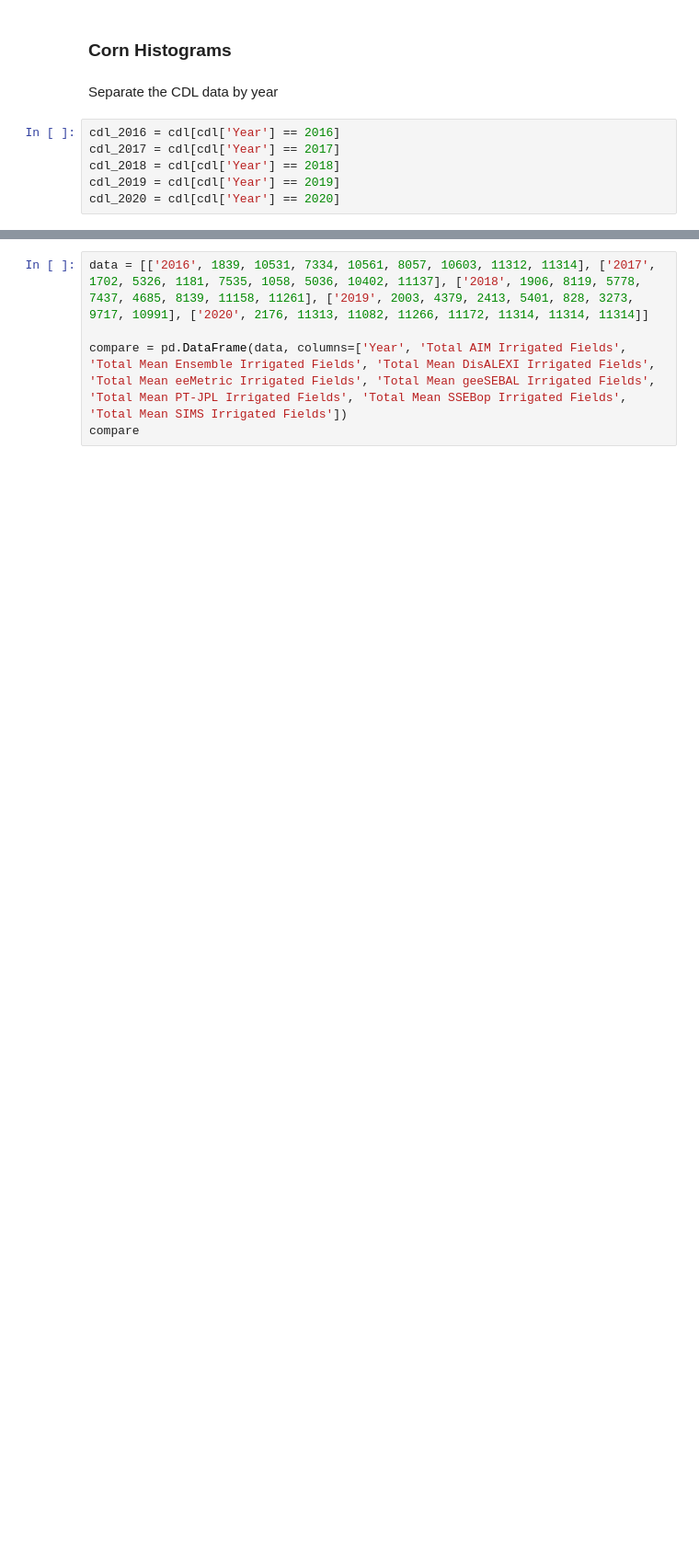
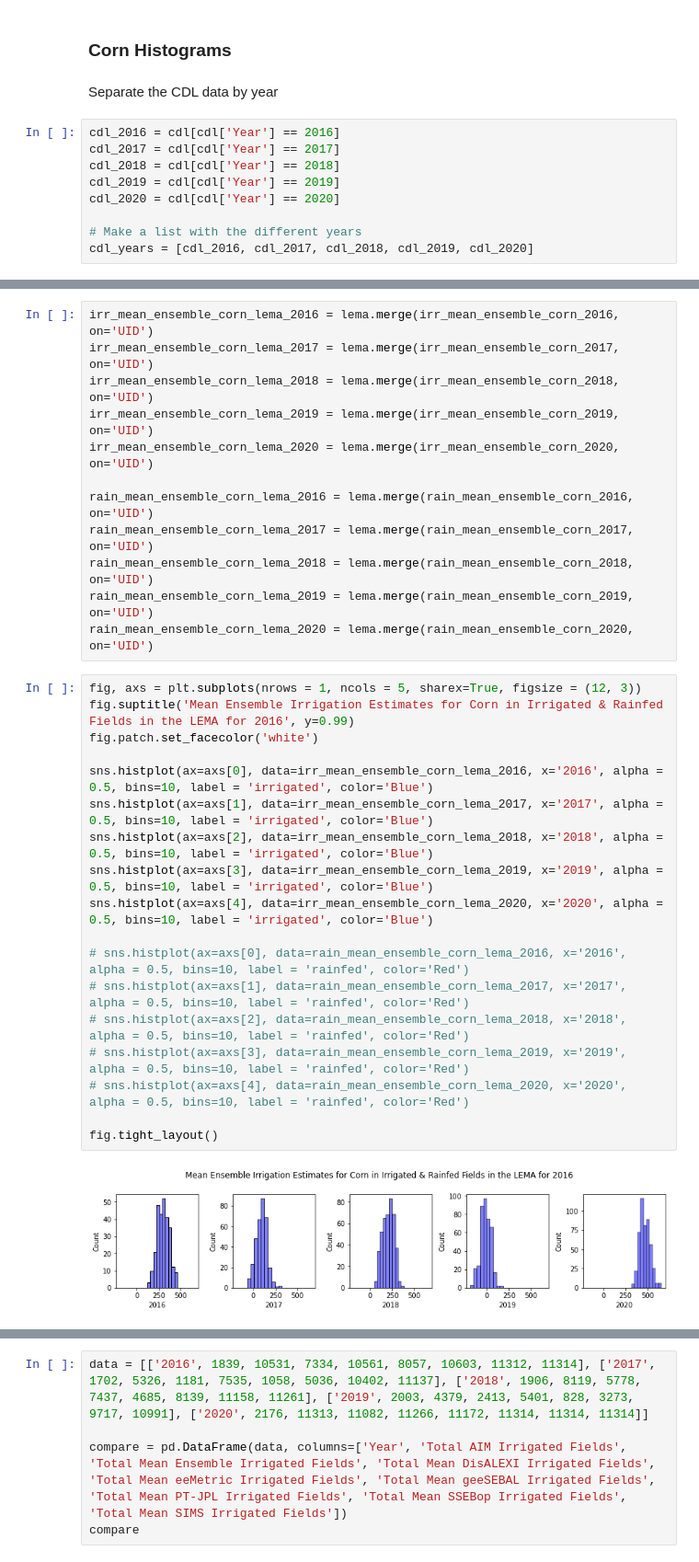
Before and after one commit to HEAL-KGS/eggs, a Jupyter notebook: eggs_data.ipynb, the cells around one changed output, grey strips where cells are left out. Shown at 92% size. Drawn from its saved outputs; the diff is of its cells as text; blank space fills up the shorter version.

```diff
--- a/eggs_data.ipynb
+++ b/eggs_data.ipynb
@@ -1766,4 +1800,7 @@ cdl_2017 = cdl[cdl['Year'] == 2017]
 cdl_2018 = cdl[cdl['Year'] == 2018]
 cdl_2019 = cdl[cdl['Year'] == 2019]
 cdl_2020 = cdl[cdl['Year'] == 2020]
+
+# Make a list with the different years
+cdl_years = [cdl_2016, cdl_2017, cdl_2018, cdl_2019, cdl_2020]
 # %% [markdown]
@@ -2050,0 +1860,32 @@ rain_mean_sims_corn_2020 = rain_mean_sims_corn_2020[rain_mean_sims_corn_2020['Cr
+# %%
+irr_mean_ensemble_corn_lema_2016 = lema.merge(irr_mean_ensemble_corn_2016, on='UID')
+irr_mean_ensemble_corn_lema_2017 = lema.merge(irr_mean_ensemble_corn_2017, on='UID')
+irr_mean_ensemble_corn_lema_2018 = lema.merge(irr_mean_ensemble_corn_2018, on='UID')
+irr_mean_ensemble_corn_lema_2019 = lema.merge(irr_mean_ensemble_corn_2019, on='UID')
+irr_mean_ensemble_corn_lema_2020 = lema.merge(irr_mean_ensemble_corn_2020, on='UID')
+
+rain_mean_ensemble_corn_lema_2016 = lema.merge(rain_mean_ensemble_corn_2016, on='UID')
+rain_mean_ensemble_corn_lema_2017 = lema.merge(rain_mean_ensemble_corn_2017, on='UID')
+rain_mean_ensemble_corn_lema_2018 = lema.merge(rain_mean_ensemble_corn_2018, on='UID')
+rain_mean_ensemble_corn_lema_2019 = lema.merge(rain_mean_ensemble_corn_2019, on='UID')
+rain_mean_ensemble_corn_lema_2020 = lema.merge(rain_mean_ensemble_corn_2020, on='UID')
+# %%
+fig, axs = plt.subplots(nrows = 1, ncols = 5, sharex=True, figsize = (12, 3))
+fig.suptitle('Mean Ensemble Irrigation Estimates for Corn in Irrigated & Rainfed Fields in the LEMA for 2016', y=0.99)
+fig.patch.set_facecolor('white')
+
+sns.histplot(ax=axs[0], data=irr_mean_ensemble_corn_lema_2016, x='2016', alpha = 0.5, bins=10, label = 'irrigated', color='Blue')
+sns.histplot(ax=axs[1], data=irr_mean_ensemble_corn_lema_2017, x='2017', alpha = 0.5, bins=10, label = 'irrigated', color='Blue')
+sns.histplot(ax=axs[2], data=irr_mean_ensemble_corn_lema_2018, x='2018', alpha = 0.5, bins=10, label = 'irrigated', color='Blue')
+sns.histplot(ax=axs[3], data=irr_mean_ensemble_corn_lema_2019, x='2019', alpha = 0.5, bins=10, label = 'irrigated', color='Blue')
+sns.histplot(ax=axs[4], data=irr_mean_ensemble_corn_lema_2020, x='2020', alpha = 0.5, bins=10, label = 'irrigated', color='Blue')
+
+# sns.histplot(ax=axs[0], data=rain_mean_ensemble_corn_lema_2016, x='2016', alpha = 0.5, bins=10, label = 'rainfed', color='Red')
+# sns.histplot(ax=axs[1], data=rain_mean_ensemble_corn_lema_2017, x='2017', alpha = 0.5, bins=10, label = 'rainfed', color='Red')
+# sns.histplot(ax=axs[2], data=rain_mean_ensemble_corn_lema_2018, x='2018', alpha = 0.5, bins=10, label = 'rainfed', color='Red')
+# sns.histplot(ax=axs[3], data=rain_mean_ensemble_corn_lema_2019, x='2019', alpha = 0.5, bins=10, label = 'rainfed', color='Red')
+# sns.histplot(ax=axs[4], data=rain_mean_ensemble_corn_lema_2020, x='2020', alpha = 0.5, bins=10, label = 'rainfed', color='Red')
+
+fig.tight_layout()
+# %% [output]
+[figure, added]
```
Also changed, not shown: parts of 40 cells of this notebook, 2 other files.
